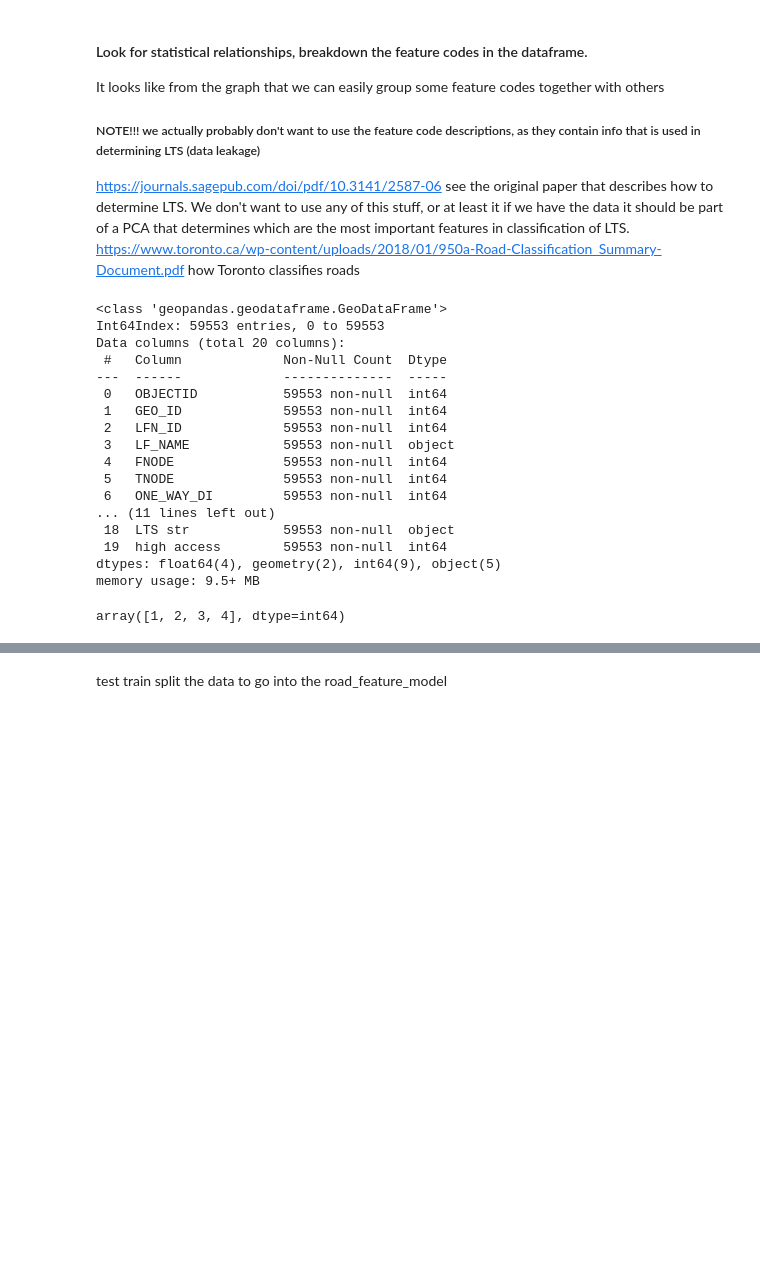
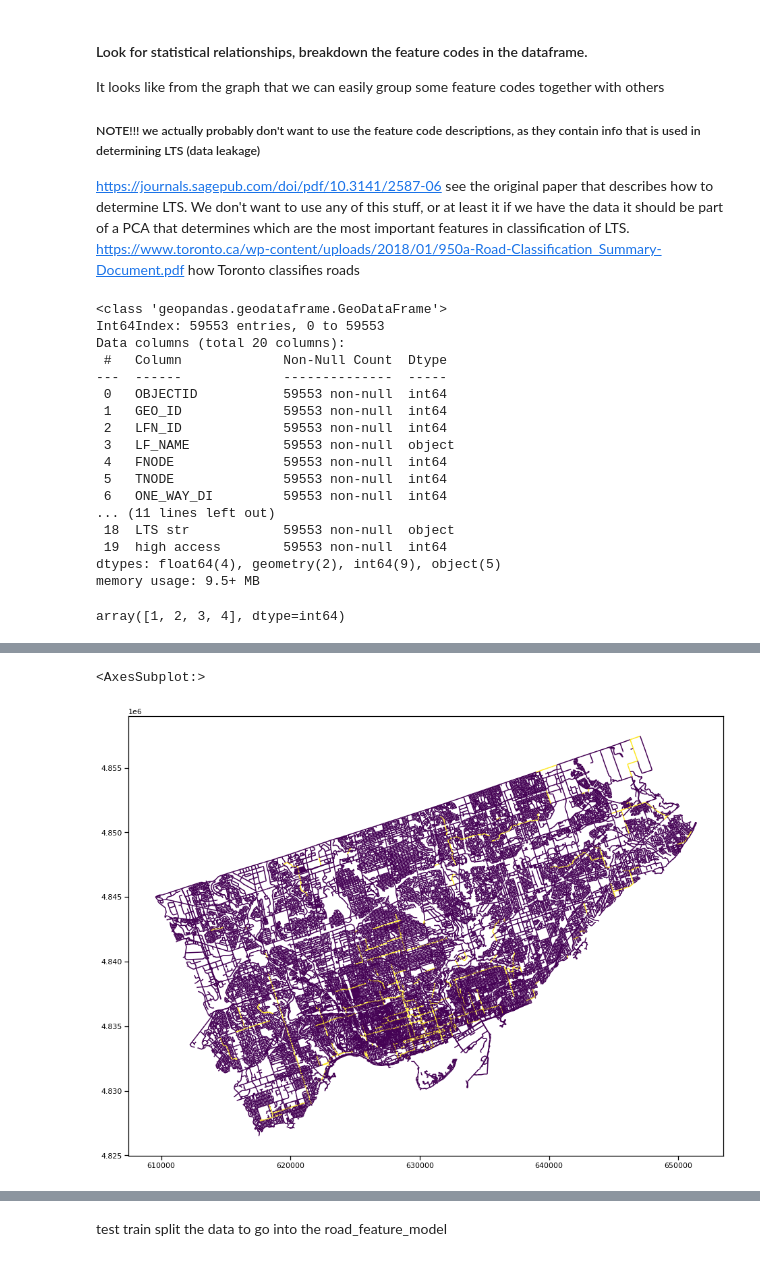
Before and after one commit to KeaganHRankin/Cycle-Classifier, a Jupyter notebook: edanalysis/eda_featuretype.ipynb, the cells around one changed output, grey strips where cells are left out. Saved outputs shown, nothing was run; the diff lists cells and outputs as text; code cells hidden in the pictures; blank space fills up the shorter version.

Commit message:
bikelanes features 2022-04-09

```diff
--- a/edanalysis/eda_featuretype.ipynb
+++ b/edanalysis/eda_featuretype.ipynb
@@ -175,0 +242,3 @@ centre_merge = centre_merge.rename({'geometry_x':'geometry'}, axis=1)
+# %%
+# Merge the bikelane features info to the features frame.
+bikelane_gpd_m = bikelane_gpd[['INFRA_HIGHORDER','STREET_NAME','geometry']].to_crs("EPSG:26917")
@@ -175,0 +253,20 @@ centre_merge = centre_merge.rename({'geometry_x':'geometry'}, axis=1)
+# %%
+bikelane_gpd_m['geometry'] = bikelane_gpd_m['geometry'].buffer(20)
+# %%
+# No relevant ID's in the bikelane data, so merge by geometry.
+centre_merge_m = gpd.sjoin(centre_merge, #left
+                         bikelane_gpd_m, #right
+                         how='left',
+                         op='within',
+                        )
+
+# We could also try merging on street name
+#centre_merge_m = pd.merge(centre_merge,
+#                        bikelane_gpd_m,
+#                        how='left',
+#                        left_on='LINEAR_NAME_FULL',
+#                        right_on='STREET_NAME',
+#                       )
+
+print(centre_merge_m.shape)
+centre_merge_m.head(2)
@@ -175,0 +279,9 @@ centre_merge = centre_merge.rename({'geometry_x':'geometry'}, axis=1)
+# %%
+# Add a 'bikelane' column and fill Nas
+centre_merge_m['STREET_NAME'] = centre_merge_m['STREET_NAME'].fillna(0)
+centre_merge_m['STREET_NAME'] = centre_merge_m['STREET_NAME'].apply(lambda x: 0 if x == 0 else 1)
+centre_merge_m = centre_merge_m.rename({'STREET_NAME':'bikelane'}, axis=1)
+
+print(centre_merge_m.shape)
+centre_merge_m = centre_merge_m.drop('index_right', axis=1)
+centre_merge_m.head()
@@ -175,0 +297,10 @@ centre_merge = centre_merge.rename({'geometry_x':'geometry'}, axis=1)
+# %%
+# Plot bikelane features
+centre_merge_m = gpd.GeoDataFrame(centre_merge_m, geometry='geometry')
+fig, axs = plt.subplots(figsize=(20,12))
+
+# Plotting
+centre_merge_m.plot(ax=axs, column='bikelane')
+# %% [output]
+<AxesSubplot:>
+[figure, added]
```
Also changed, not shown: parts of 18 cells of this notebook.
